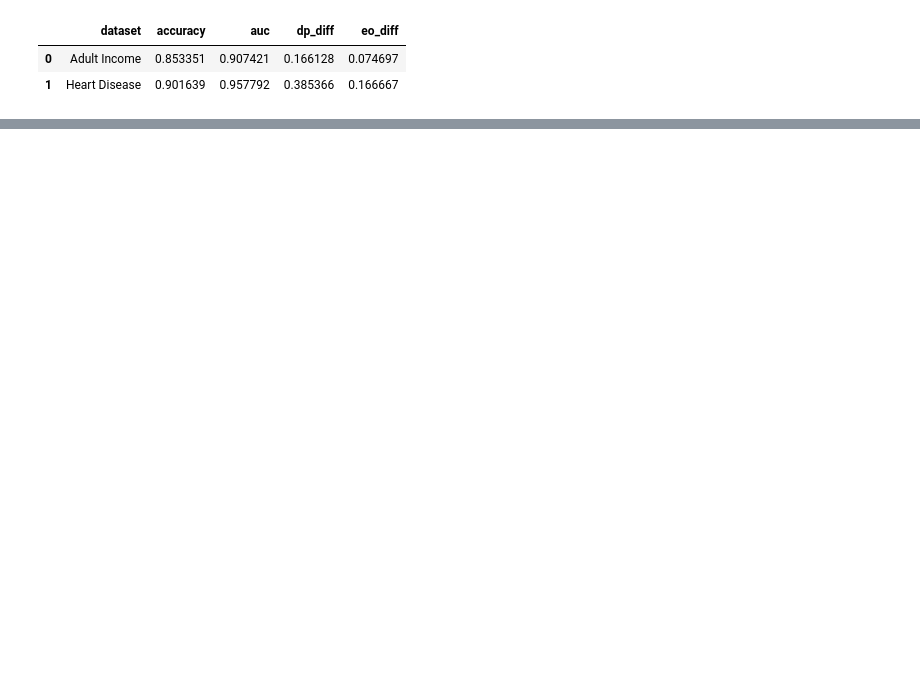
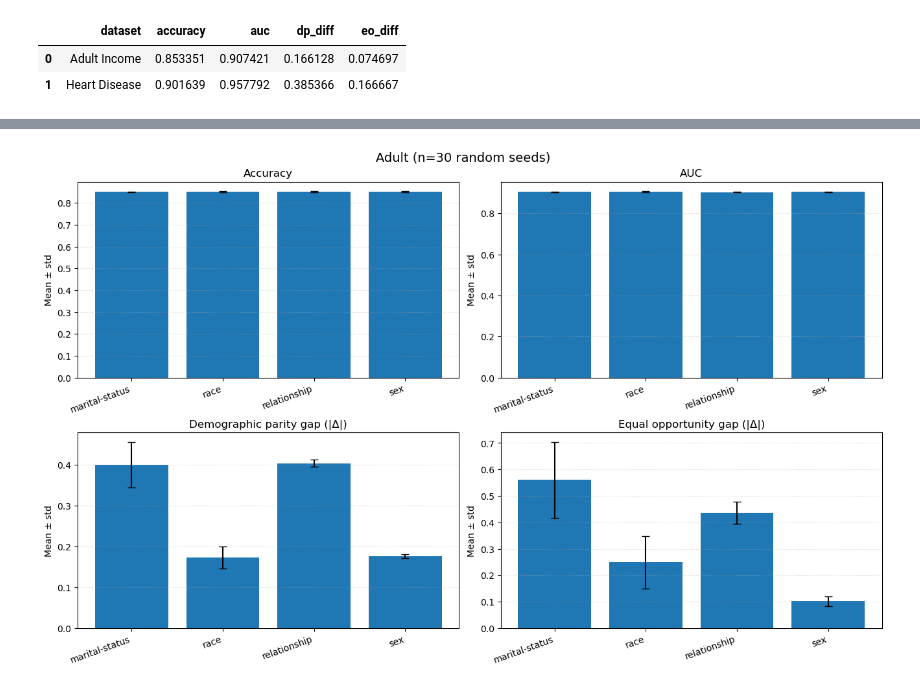
Before and after one commit to david-shodipo-brocku/Optimization-Algorithms-Bias-and-Accuracy-Tradeoffs, a Jupyter notebook: Optimization-Algorithms-Fairness-Accuracy Tradeoffs.ipynb, the cells around one changed output, grey strips where cells are left out. Cells and saved outputs as stored; diff of their text form; code cells hidden in the pictures; blank space fills up the shorter version.

```diff
--- a/Optimization-Algorithms-Fairness-Accuracy Tradeoffs.ipynb
+++ b/Optimization-Algorithms-Fairness-Accuracy Tradeoffs.ipynb
@@ -881,0 +1230,10 @@ combined_results_df.to_csv("baseline_results_combined.csv", index=False)
+# %%
+from pathlib import Path
+from IPython.display import display
+
+for fname in ["baseline_summary_adult_30runs.csv", "baseline_summary_heart_30runs.csv"]:
+    print(f"\n--- {fname} ---")
+    if Path(fname).exists():
+        display(pd.read_csv(fname))
+    else:
+        print("Missing file:", fname)
@@ -881,0 +1256,75 @@ combined_results_df.to_csv("baseline_results_combined.csv", index=False)
+# %%
+from pathlib import Path
+from IPython.display import Markdown, display
+
+import matplotlib.pyplot as plt
+import numpy as np
+import pandas as pd
+
+# Summary columns in baseline_summary_*_30runs.csv
+METRICS = [
+    ("Accuracy", "accuracy_mean", "accuracy_std", 3),
+    ("AUC", "auc_mean", "auc_std", 3),
+    ("Demographic parity gap (|Δ|)", "dp_mean", "dp_std", 3),
+    ("Equal opportunity gap (|Δ|)", "eo_mean", "eo_std", 3),
+]
+
+
+def _format_mean_std(mean_series: pd.Series, std_series: pd.Series, decimals: int) -> pd.Series:
+    mean_str = mean_series.map(lambda v: f"{float(v):.{decimals}f}")
+    std_str = std_series.map(lambda v: f"{float(v):.{decimals}f}")
+    return mean_str + " ± " + std_str
+
+
+def _require_columns(df: pd.DataFrame) -> None:
+    required = {"sensitive", "n_runs"} | {c for _, c, _, _ in METRICS} | {c for _, _, c, _ in METRICS}
+    missing = sorted(required - set(df.columns))
+    if missing:
+        raise ValueError(f"Missing expected columns: {missing}")
+
+
+def render_summary_table(df: pd.DataFrame) -> pd.DataFrame:
+    _require_columns(df)
+    table_df = pd.DataFrame({"Sensitive attribute": df["sensitive"].astype(str)})
+    for label, mean_col, std_col, decimals in METRICS:
+        table_df[label] = _format_mean_std(df[mean_col], df[std_col], decimals)
+    table_df["Runs"] = df["n_runs"].astype(int)
+    return table_df
+
+
+def plot_summary_bars(df: pd.DataFrame, title: str) -> None:
+    _require_columns(df)
+    x = np.arange(len(df))
+    tick_labels = df["sensitive"].astype(str).tolist()
+
+    fig, axes = plt.subplots(2, 2, figsize=(13, 8), constrained_layout=True)
+    axes = axes.ravel()
+
+    for ax, (label, mean_col, std_col, _) in zip(axes, METRICS):
+        ax.bar(x, df[mean_col].astype(float), yerr=df[std_col].astype(float), capsize=4)
+        ax.set_title(label)
+        ax.set_xticks(x)
+        ax.set_xticklabels(tick_labels, rotation=20, ha="right")
+        ax.set_ylabel("Mean ± std")
+        ax.grid(axis="y", linestyle=":", alpha=0.5)
+
+    fig.suptitle(title, fontsize=14)
+    plt.show()
+
+
+for fname in ["baseline_summary_adult_30runs.csv", "baseline_summary_heart_30runs.csv"]:
+    path = Path(fname)
+    if not path.exists():
+        display(Markdown(f"**Missing file:** `{fname}`"))
+        continue
+
+    df = pd.read_csv(path)
+    dataset_name = str(df["dataset"].iloc[0]) if "dataset" in df.columns and len(df) else fname
+    n_runs = int(df["n_runs"].iloc[0]) if "n_runs" in df.columns and len(df) else None
+
+    header = dataset_name if n_runs is None else f"{dataset_name} (n={n_runs} random seeds)"
+    display(Markdown(f"### {header}"))
+
+    # Plot mean ± std with error bars (separate figure per dataset)
+    plot_summary_bars(df, title=header)
+# %% [output]
@@ -881,0 +1332 @@ combined_results_df.to_csv("baseline_results_combined.csv", index=False)
+[figure, added]
```
Also changed, not shown: parts of 23 cells of this notebook, 4 other files.
